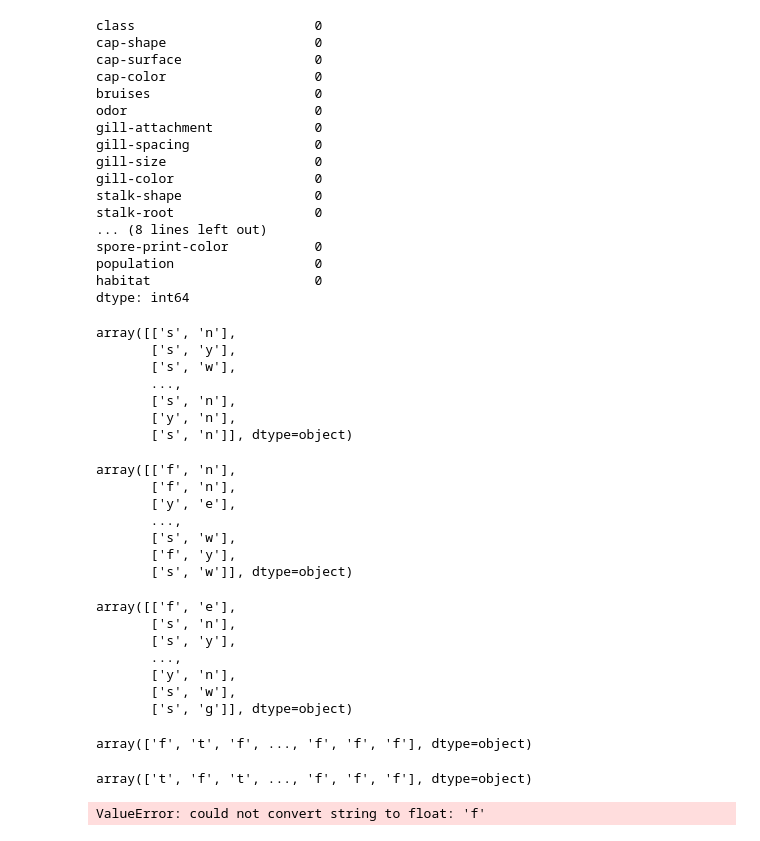
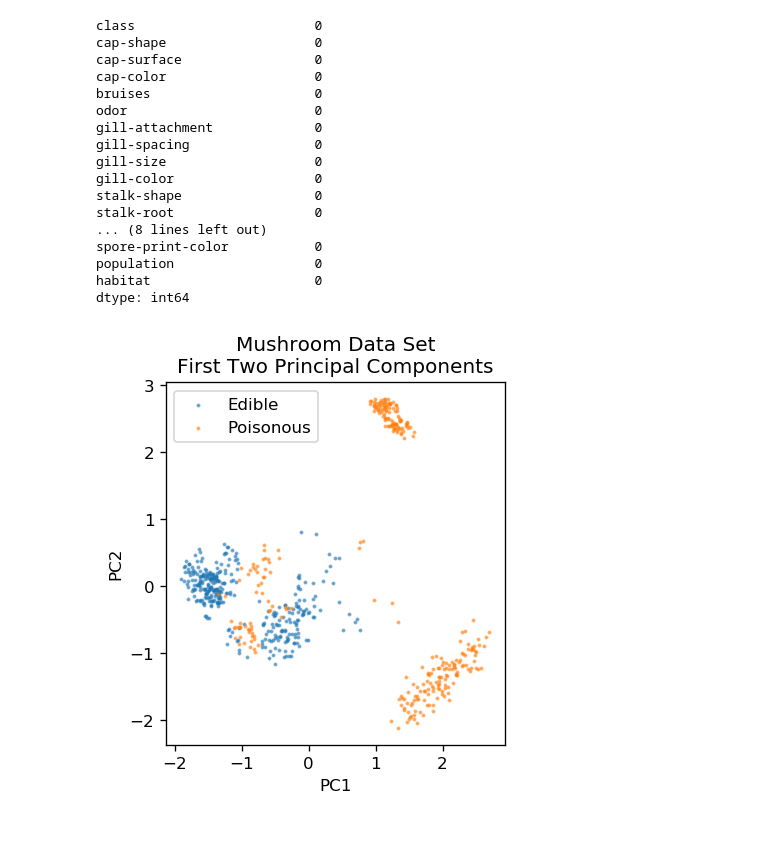
Before and after one commit to anshulkumar044/Coder-sWeek-ML, a Jupyter notebook: Day 3/Day 3.ipynb, the cells around one changed output. Cells and saved outputs as stored; diff of their text form; code cells hidden in the pictures.

```diff
--- a/Day 3/Day 3.ipynb
+++ b/Day 3/Day 3.ipynb
@@ -53,54 +56,26 @@ spore-print-color           0
 population                  0
 habitat                     0
 dtype: int64
+# %%
+mushrooms = pd.get_dummies(mushrooms)
+# %%
+mushrooms = mushrooms.sample(frac=0.08)
 # %%
-X = mushrooms.iloc[:,[2,3]].values
-y = mushrooms.iloc[:,4].values
+X = mushrooms.iloc[:,2:]
+y = mushrooms.iloc[:,1]
 # %%
 from sklearn.model_selection import train_test_split
-X_train ,X_test, y_train, y_test  = train_test_split(X, y, test_size=0.3)
-X
+pca = PCA(n_components=2).fit_transform(X)
+
+X_train, X_test, y_train, y_test = train_test_split(pca, y, random_state=0)
-# %% [output]
-array([['s', 'n'],
-       ['s', 'y'],
-       ['s', 'w'],
-       ...,
-       ['s', 'n'],
-       ['y', 'n'],
-       ['s', 'n']], dtype=object)
-# %%
-X_train
-# %% [output]
-array([['f', 'n'],
-       ['f', 'n'],
-       ['y', 'e'],
-       ...,
-       ['s', 'w'],
-       ['f', 'y'],
-       ['s', 'w']], dtype=object)
-# %%
-X_test
-# %% [output]
-array([['f', 'e'],
-       ['s', 'n'],
-       ['s', 'y'],
-       ...,
-       ['y', 'n'],
-       ['s', 'w'],
-       ['s', 'g']], dtype=object)
-# %%
-y_train
-# %% [output]
-array(['f', 't', 'f', ..., 'f', 'f', 'f'], dtype=object)
-# %%
-y_test
-# %% [output]
-array(['t', 'f', 't', ..., 'f', 'f', 'f'], dtype=object)
-# %%
-from sklearn import tree
-
-clf = tree.DecisionTreeClassifier()
-
-clf = clf.fit(X_train,y_train)
-# %% [output]
-ValueError: could not convert string to float: 'f'
+# %%
+plt.figure(dpi=120)
+plt.scatter(pca[y.values==0,0], pca[y.values==0,1], alpha=0.5, label='Edible', s=2)
+plt.scatter(pca[y.values==1,0], pca[y.values==1,1], alpha=0.5, label='Poisonous', s=2)
+plt.legend()
+plt.title('Mushroom Data Set\nFirst Two Principal Components')
+plt.xlabel('PC1')
+plt.ylabel('PC2')
+plt.gca().set_aspect('equal')
+# %% [output]
+[figure, added]
```
Also changed, not shown: parts of 3 cells of this notebook, 3 other files.
